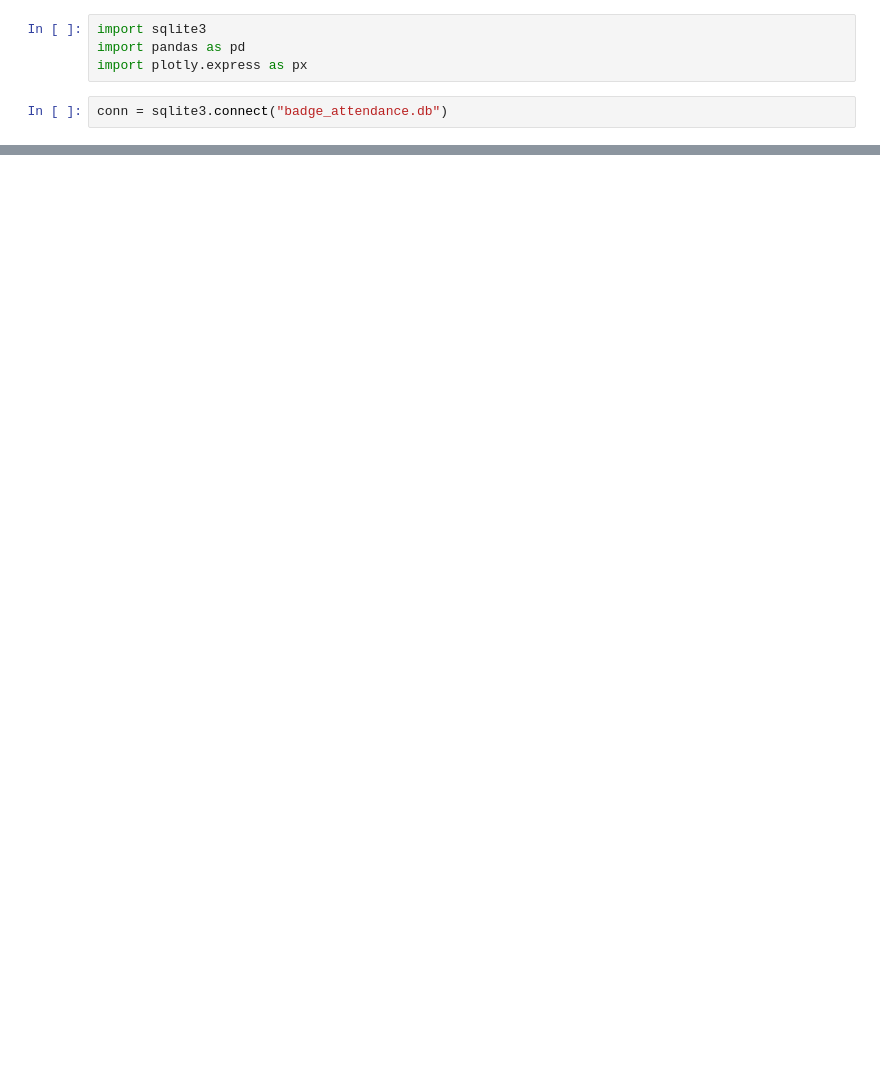
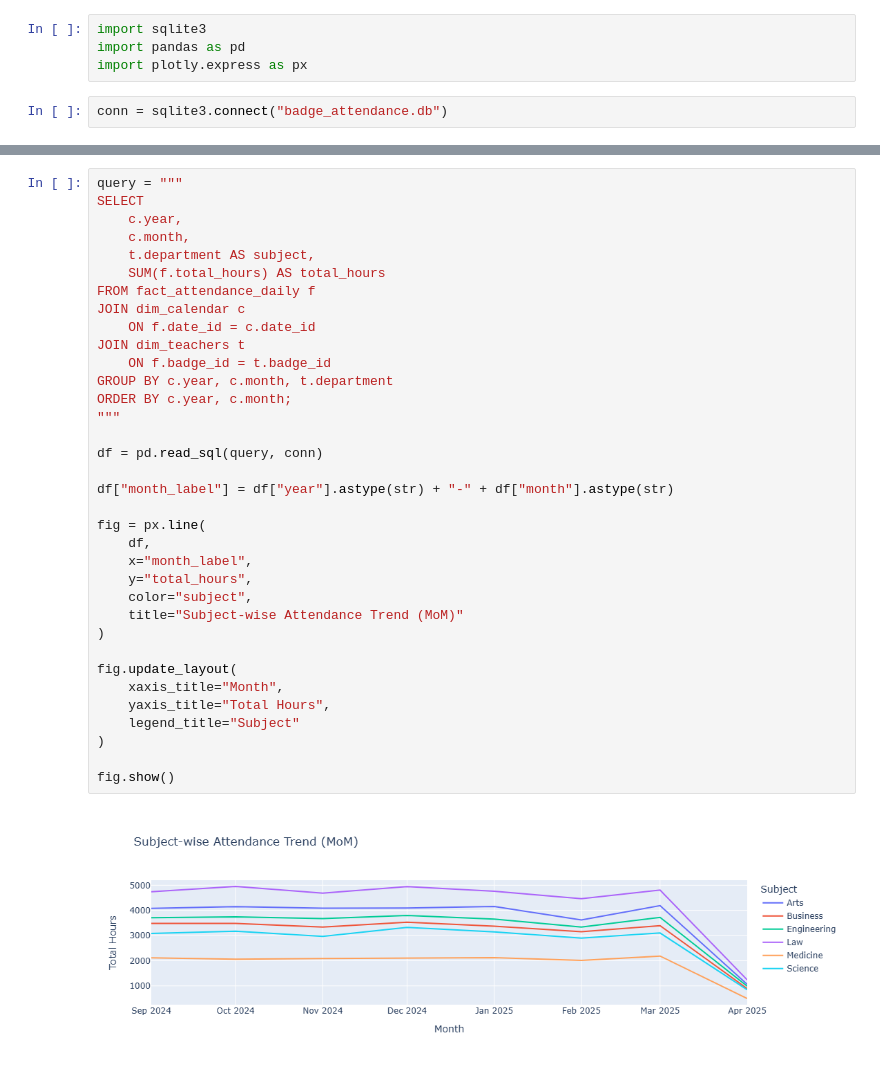
Before and after one commit to Ananya102005/badge_in_out, a Jupyter notebook: plotly_graph.ipynb, the cells around one changed output, grey strips where cells are left out. Saved outputs shown, nothing was run; the diff lists cells and outputs as text; blank space fills up the shorter version.

Commit message:
update fact_attendance_daily

```diff
--- a/plotly_graph.ipynb
+++ b/plotly_graph.ipynb
@@ -52,0 +35,37 @@ fig.show()
+# %%
+query = """
+SELECT
+    c.year,
+    c.month,
+    t.department AS subject,
+    SUM(f.total_hours) AS total_hours
+FROM fact_attendance_daily f
+JOIN dim_calendar c
+    ON f.date_id = c.date_id
+JOIN dim_teachers t
+    ON f.badge_id = t.badge_id
+GROUP BY c.year, c.month, t.department
+ORDER BY c.year, c.month;
+"""
+
+df = pd.read_sql(query, conn)
+
+df["month_label"] = df["year"].astype(str) + "-" + df["month"].astype(str)
+
+fig = px.line(
+    df,
+    x="month_label",
+    y="total_hours",
+    color="subject",
+    title="Subject-wise Attendance Trend (MoM)"
+)
+
+fig.update_layout(
+    xaxis_title="Month",
+    yaxis_title="Total Hours",
+    legend_title="Subject"
+)
+
+fig.show()
+# %% [output]
+[figure, added]
```
Also changed, not shown: parts of 3 cells of this notebook, 1 other file.
